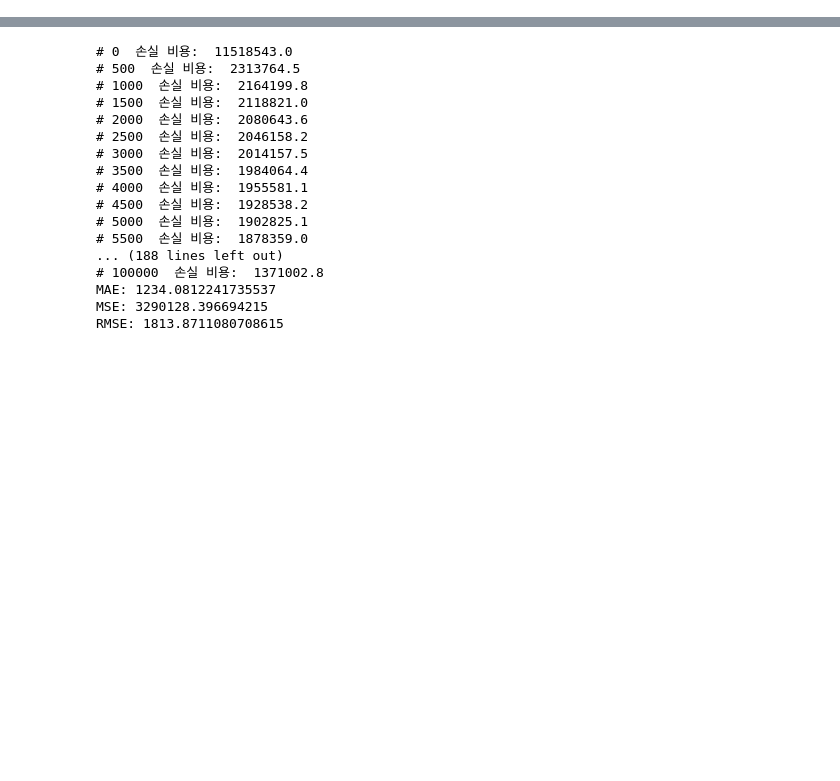
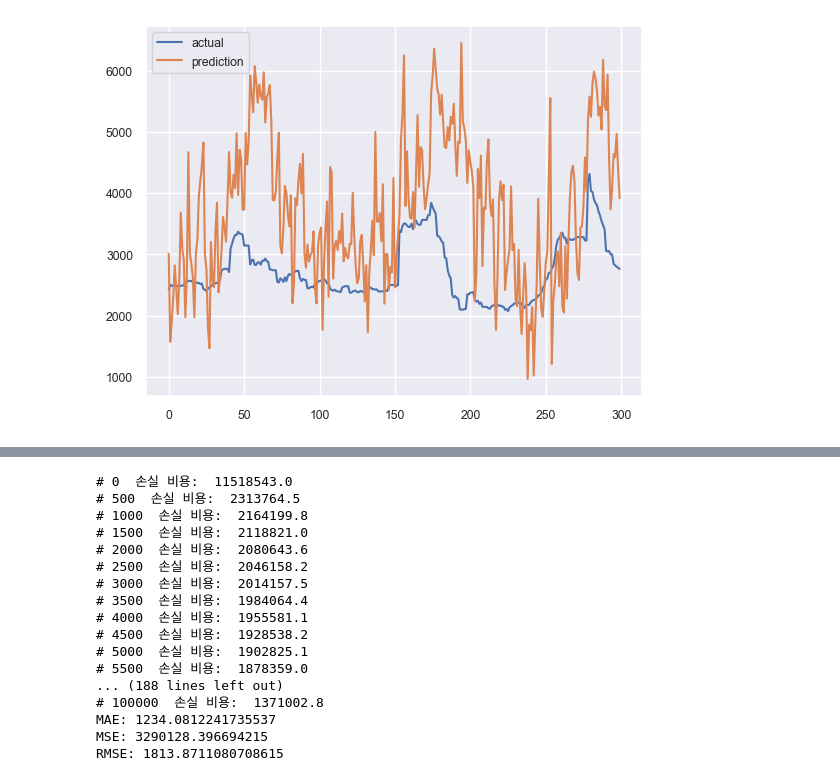
Before and after one commit to routingg/tangerine_price_prediction, a Jupyter notebook: data/evaluate tangerine price model.ipynb, the cells around one changed output, grey strips where cells are left out. Drawn from its saved outputs; the diff is of its cells as text; code cells hidden in the pictures; blank space fills up the shorter version.

```diff
--- a/data/evaluate tangerine price model.ipynb
+++ b/data/evaluate tangerine price model.ipynb
@@ -0,0 +162,8 @@
+# %%
+# 테스트 데이터의 실제값과 예측값을 비교하는 그래프를 그립니다.
+plt.plot(test_y_data, label='actual')
+plt.plot(predict_y, label='prediction')
+plt.legend()
+plt.show()
+# %% [output]
+[figure, added]
```
Also changed, not shown: parts of 5 cells of this notebook.
